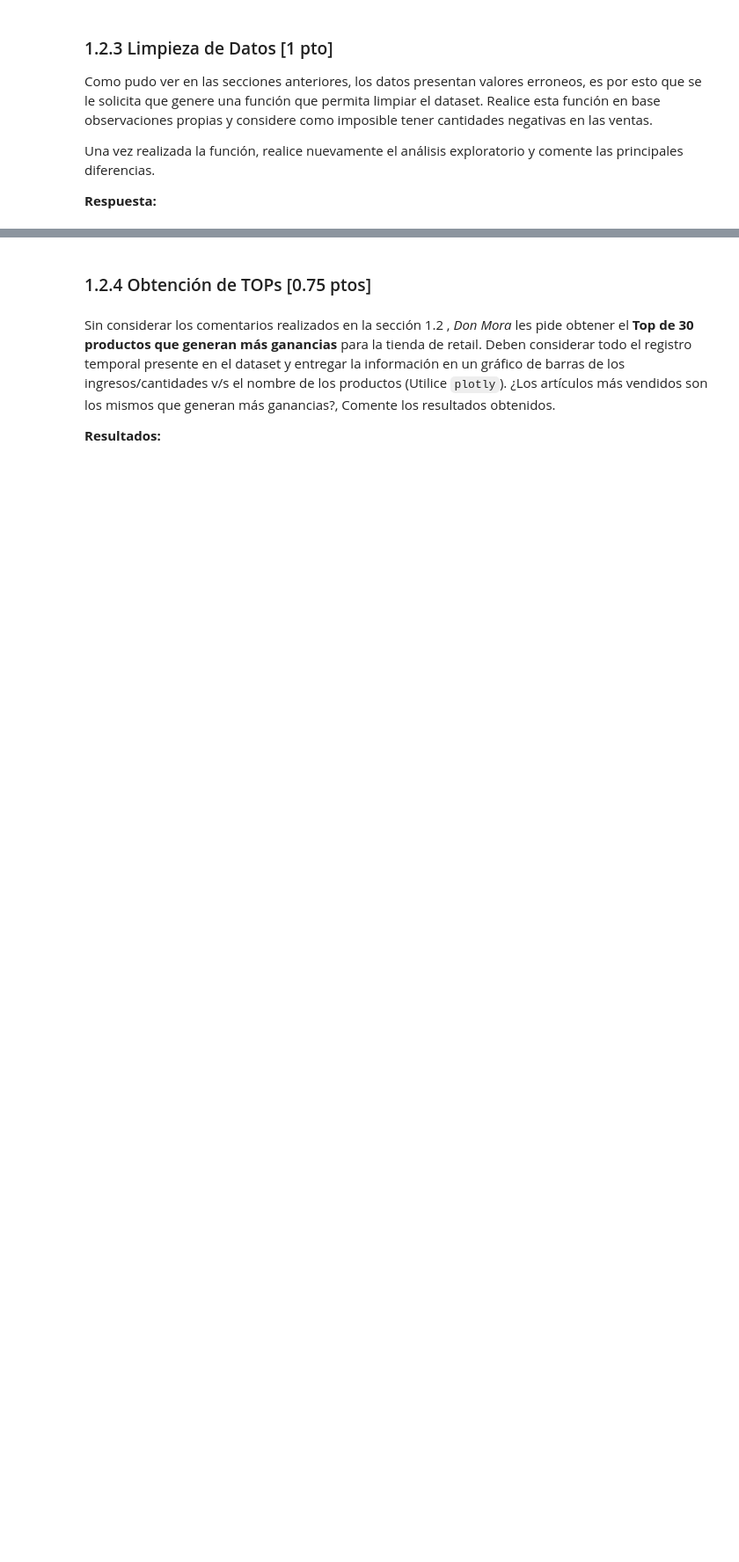
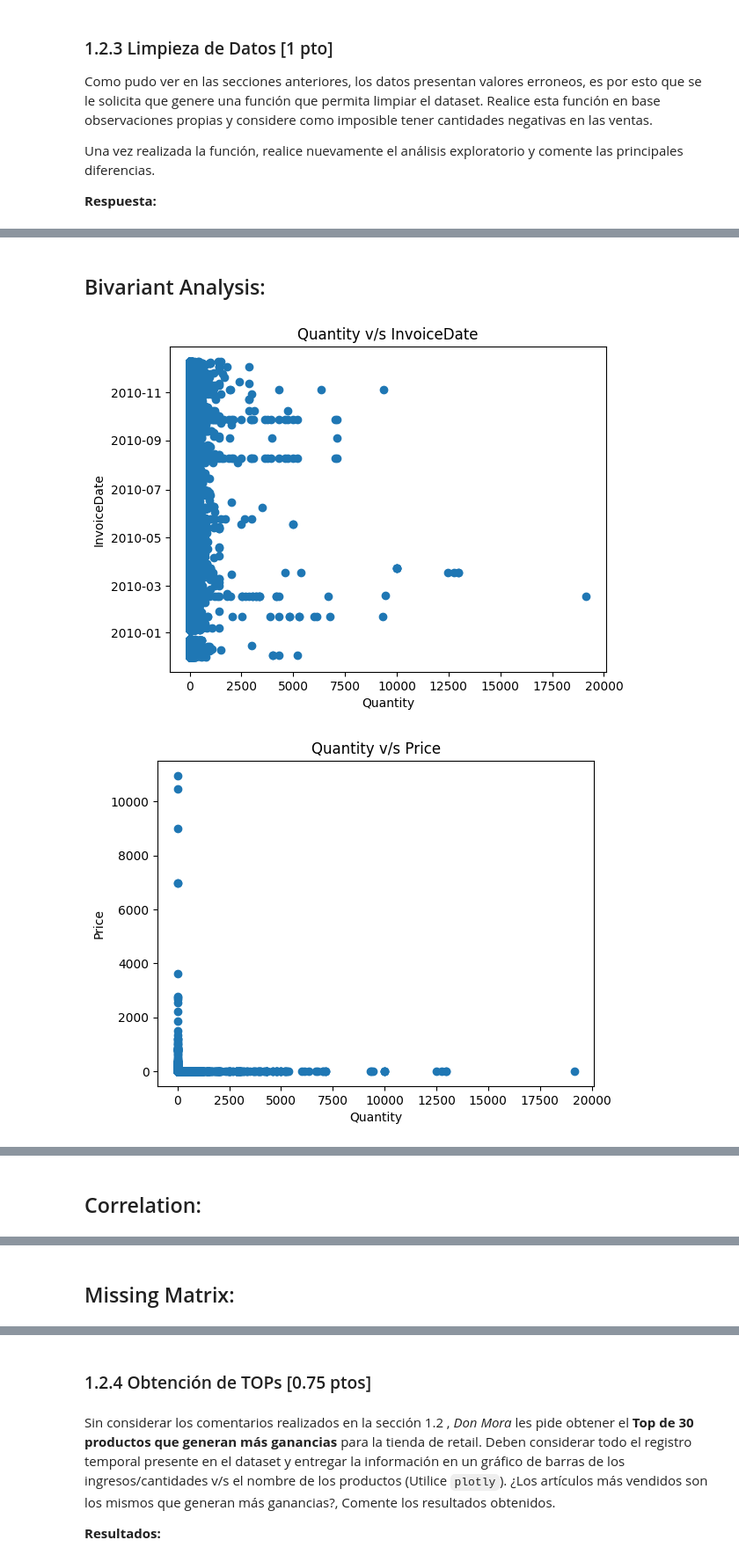
Before and after one commit to HexaPulsar/LabMDS, a Jupyter notebook: Lab_6/Laboratorio6_Enunciado.ipynb, the cells around one changed output, grey strips where cells are left out. Shown: that part at 88% size. Saved outputs shown, nothing was run; the diff lists cells and outputs as text; code cells hidden in the pictures; blank space fills up the shorter version.

```diff
--- a/Lab_6/Laboratorio6_Enunciado.ipynb
+++ b/Lab_6/Laboratorio6_Enunciado.ipynb
@@ -330,0 +372,8 @@ Código Aquí
+# %%
+#import IPython
+def clear_df(df):
+    copia = df[df.select_dtypes(include='number').ge(0).all(axis=1)] #nos piteamos directamente todo lo que sea menor que 0 en quantity y price
+
+    return copia.dropna().drop_duplicates()
+# %%
+new_df=clear_df(df_retail)
@@ -330,0 +426,6 @@ Código Aquí
+# %%
+profile_df(new_df)
+# %% [output]
+## Bivariant Analysis:
+[figure, added]
+[figure, added]
@@ -330,0 +433 @@ Código Aquí
+## Correlation:
@@ -330,0 +436 @@ Código Aquí
+## Missing Matrix:
```
Also changed, not shown: parts of 18 cells of this notebook.
